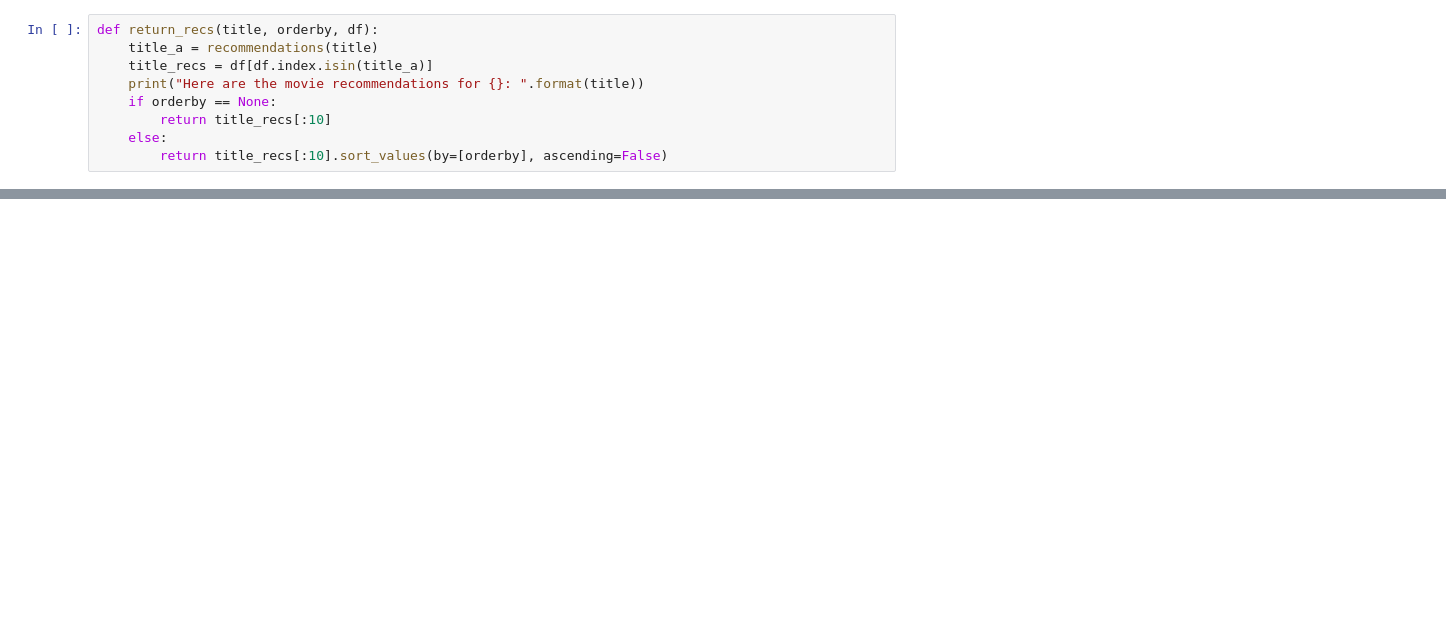
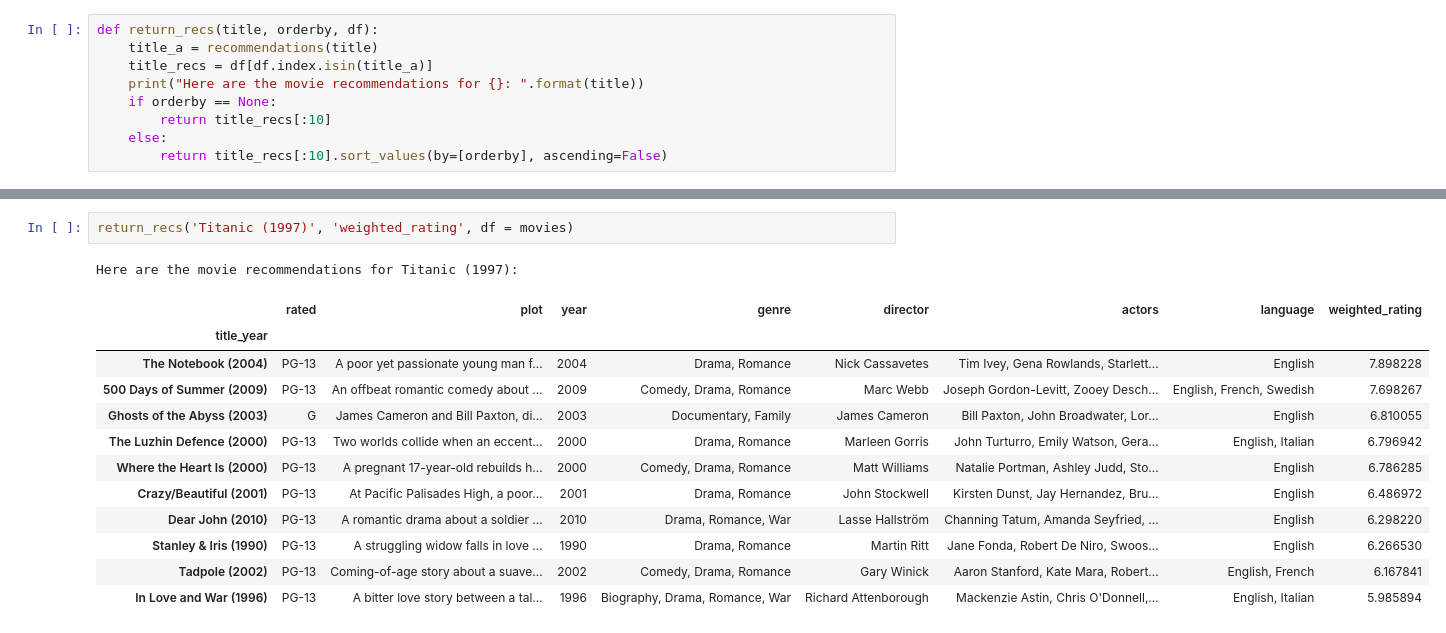
Before and after one commit to ecbenezra/recommender-system, a Jupyter notebook: Cosine-similarity-with-NLP-bow.ipynb, the cells around one changed output, grey strips where cells are left out. Drawn from its saved outputs; the diff is of its cells as text; blank space fills up the shorter version.

```diff
--- a/Cosine-similarity-with-NLP-bow.ipynb
+++ b/Cosine-similarity-with-NLP-bow.ipynb
@@ -380,0 +404,16 @@ avatar_recs[:10].sort_values(by=['weighted_rating'], ascending=False)
+# %%
+return_recs('Titanic (1997)', 'weighted_rating', df = movies)
+# %% [output]
+Here are the movie recommendations for Titanic (1997):
+|  | rated | plot | year | genre | director | actors | language | weighted_rating |
+| title_year |  |  |  |  |  |  |  |  |
+| The Notebook (2004) | PG-13 | A poor yet passionate young man f... | 2004 | Drama, Romance | Nick Cassavetes | Tim Ivey, Gena Rowlands, Starlett... | English | 7.898228 |
+| 500 Days of Summer (2009) | PG-13 | An offbeat romantic comedy about ... | 2009 | Comedy, Drama, Romance | Marc Webb | Joseph Gordon-Levitt, Zooey Desch... | English, French, Swedish | 7.698267 |
+| Ghosts of the Abyss (2003) | G | James Cameron and Bill Paxton, di... | 2003 | Documentary, Family | James Cameron | Bill Paxton, John Broadwater, Lor... | English | 6.810055 |
+| The Luzhin Defence (2000) | PG-13 | Two worlds collide when an eccent... | 2000 | Drama, Romance | Marleen Gorris | John Turturro, Emily Watson, Gera... | English, Italian | 6.796942 |
+| Where the Heart Is (2000) | PG-13 | A pregnant 17-year-old rebuilds h... | 2000 | Comedy, Drama, Romance | Matt Williams | Natalie Portman, Ashley Judd, Sto... | English | 6.786285 |
+| Crazy/Beautiful (2001) | PG-13 | At Pacific Palisades High, a poor... | 2001 | Drama, Romance | John Stockwell | Kirsten Dunst, Jay Hernandez, Bru... | English | 6.486972 |
+| Dear John (2010) | PG-13 | A romantic drama about a soldier ... | 2010 | Drama, Romance, War | Lasse Hallström | Channing Tatum, Amanda Seyfried, ... | English | 6.298220 |
+| Stanley & Iris (1990) | PG-13 | A struggling widow falls in love ... | 1990 | Drama, Romance | Martin Ritt | Jane Fonda, Robert De Niro, Swoos... | English | 6.266530 |
+| Tadpole (2002) | PG-13 | Coming-of-age story about a suave... | 2002 | Comedy, Drama, Romance | Gary Winick | Aaron Stanford, Kate Mara, Robert... | English, French | 6.167841 |
+| In Love and War (1996) | PG-13 | A bitter love story between a tal... | 1996 | Biography, Drama, Romance, War | Richard Attenborough | Mackenzie Astin, Chris O'Donnell,... | English, Italian | 5.985894 |
```
Also changed, not shown: parts of 72 cells of this notebook.
